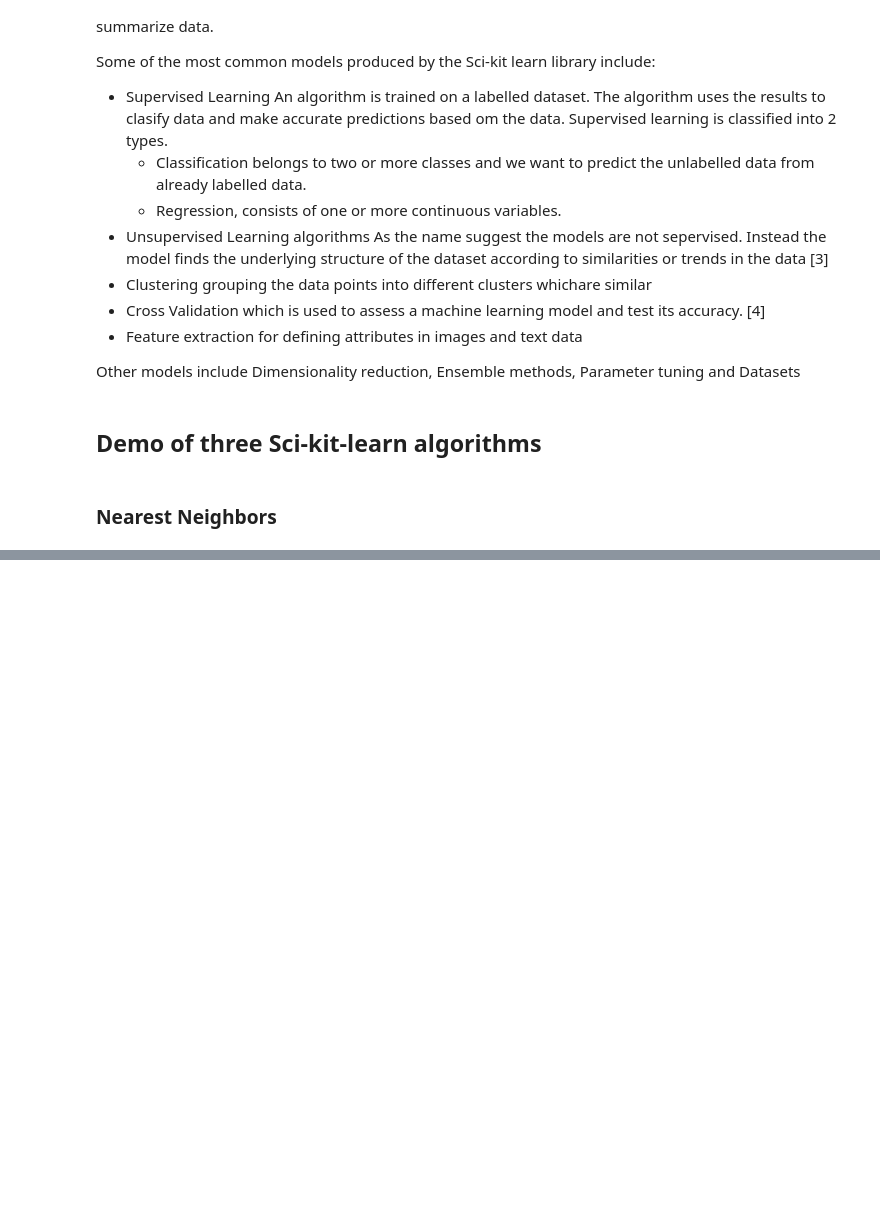
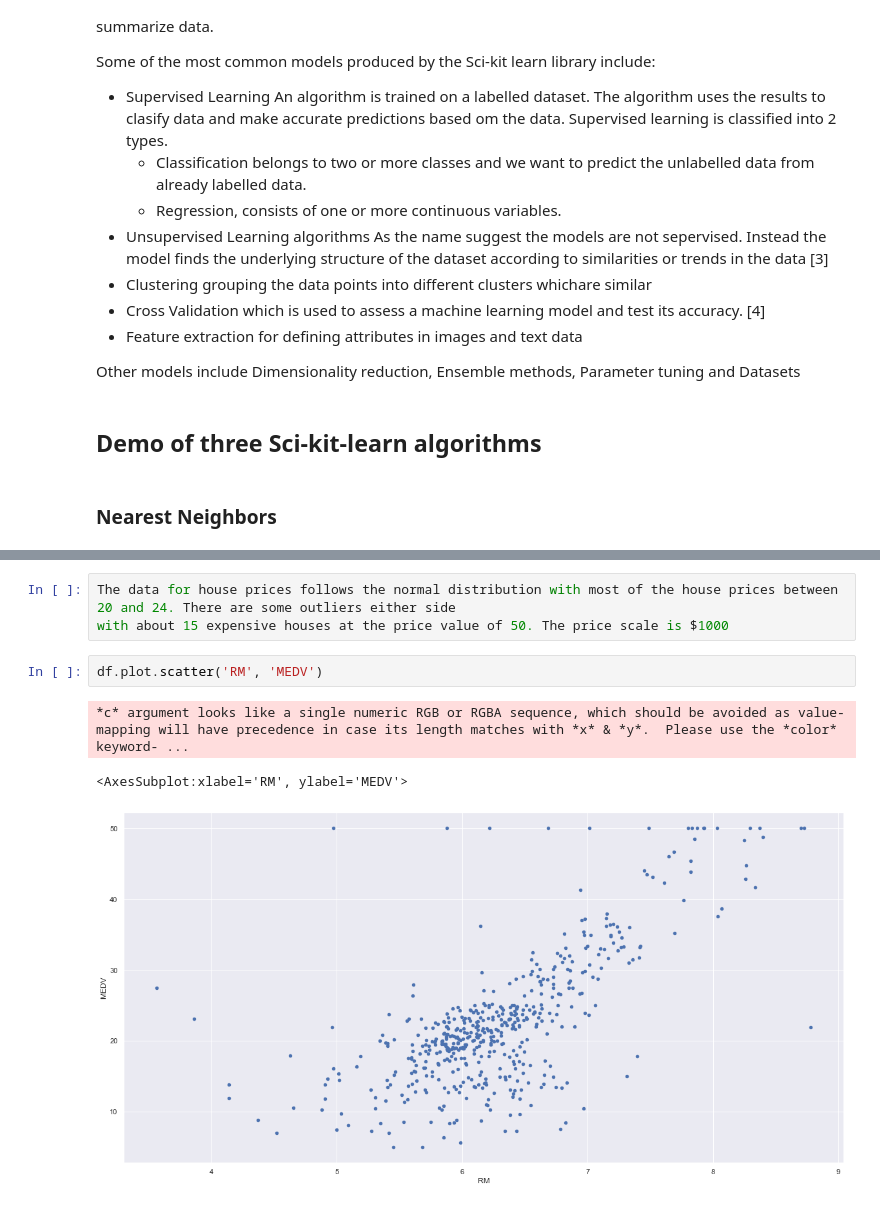
Before and after one commit to nmanley73/Machine_Learning_assessment, a Jupyter notebook: scikit-learn.ipynb, the cells around one changed output, grey strips where cells are left out. Saved outputs shown, nothing was run; the diff lists cells and outputs as text; blank space fills up the shorter version.

```diff
--- a/scikit-learn.ipynb
+++ b/scikit-learn.ipynb
@@ -30,3 +252,12 @@ data points closest in distance to the new data points and make a prediction bas
+# %%
+The data for house prices follows the normal distribution with most of the house prices between 20 and 24. There are some outliers either side
+with about 15 expensive houses at the price value of 50. The price scale is $1000
+# %%
+df.plot.scatter('RM', 'MEDV')
+# %% [output]
+*c* argument looks like a single numeric RGB or RGBA sequence, which should be avoided as value-mapping will have precedence in case its length matches with *x* & *y*.  Please use the *color* keyword- ...
+<AxesSubplot:xlabel='RM', ylabel='MEDV'>
+[figure, added]
 # %% [markdown]
 ## References:
 
```
Also changed, not shown: parts of 30 cells of this notebook, 4 other files.
